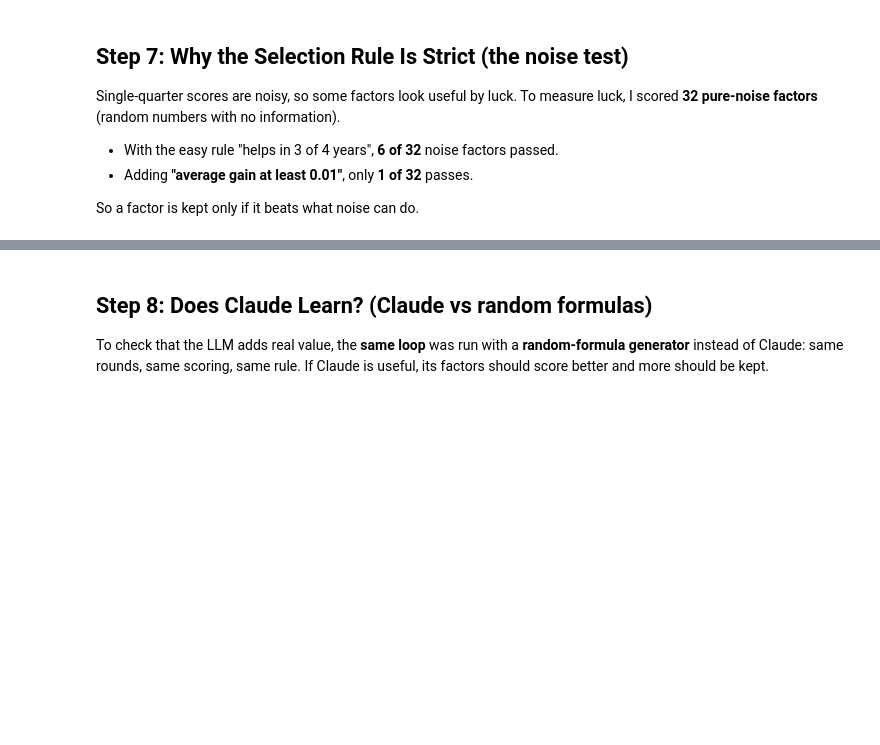
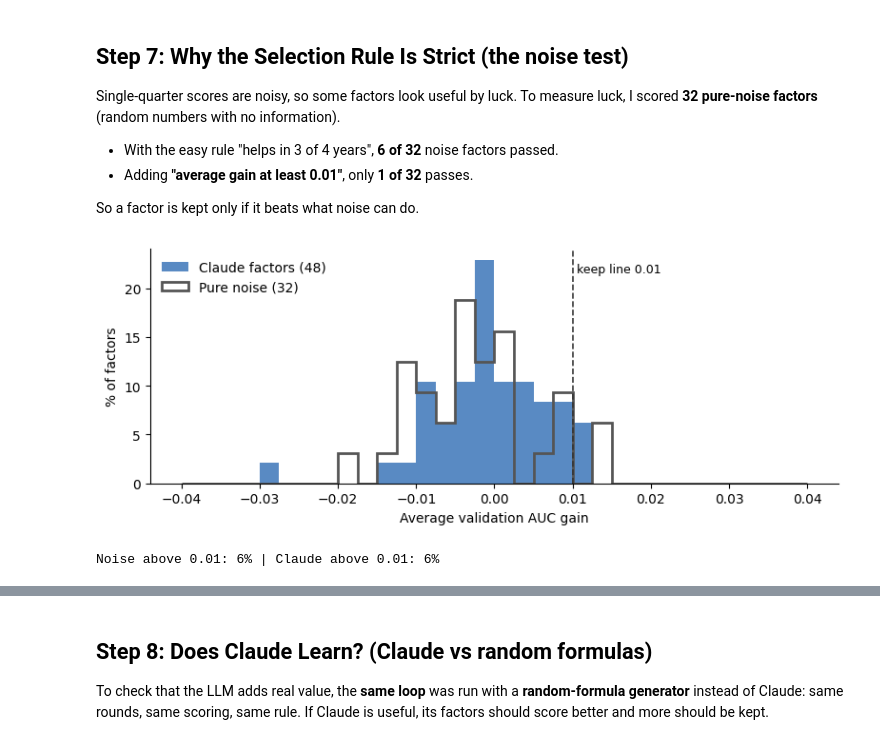
Before and after one commit to Bastob96/SemanticMLPFinance, a Jupyter notebook: Stage 2_Demo.ipynb, the cells around one changed output, grey strips where cells are left out. Drawn from its saved outputs; the diff is of its cells as text; code cells hidden in the pictures; blank space fills up the shorter version.

Commit message:
Stage 2: first Claude run, random baseline, demo notebook

```diff
--- a/Stage 2_Demo.ipynb
+++ b/Stage 2_Demo.ipynb
@@ -150,15 +227,18 @@ So a factor is kept only if it beats what noise can do.
 # %%
 # Section 7: Claude's factors compared with pure noise
 noise = pd.read_csv('results/stage2/noise_null.csv')
 scored = llm_board[llm_board.status != 'invalid']
 
 fig, ax = plt.subplots(figsize=(8, 3.2))
 bins = np.linspace(-0.04, 0.04, 33)
-ax.hist(noise.auc_gain, bins=bins, color='#b9bec7', label='Pure noise (32)')
-ax.hist(scored.auc_gain.clip(-0.04, 0.04), bins=bins, color='#2f6db5', alpha=0.85, label=f'Claude factors ({len(scored)})')
+ax.hist(scored.auc_gain.clip(-0.04, 0.04), bins=bins, weights=np.full(len(scored), 100 / len(scored)), color='#2f6db5', alpha=0.8, label=f'Claude factors ({len(scored)})')
+ax.hist(noise.auc_gain, bins=bins, weights=np.full(len(noise), 100 / len(noise)), histtype='step', lw=2, color='#555', label='Pure noise (32)')
 ax.axvline(0.01, color='#333', lw=1.2, ls='--')
 ax.text(0.0105, ax.get_ylim()[1] * 0.9, 'keep line 0.01', fontsize=9)
-ax.set_xlabel('Average validation AUC gain'); ax.set_ylabel('Number of factors')
+ax.set_xlabel('Average validation AUC gain'); ax.set_ylabel('% of factors')
 ax.spines[['top', 'right']].set_visible(False); ax.legend(frameon=False)
 plt.tight_layout(); plt.show()
 print(f'Noise above 0.01: {(noise.auc_gain >= 0.01).mean():.0%} | Claude above 0.01: {(scored.auc_gain >= 0.01).mean():.0%}')
+# %% [output]
+[figure, added]
+Noise above 0.01: 6% | Claude above 0.01: 6%
```
Also changed, not shown: parts of 16 cells of this notebook, 47 other files.
